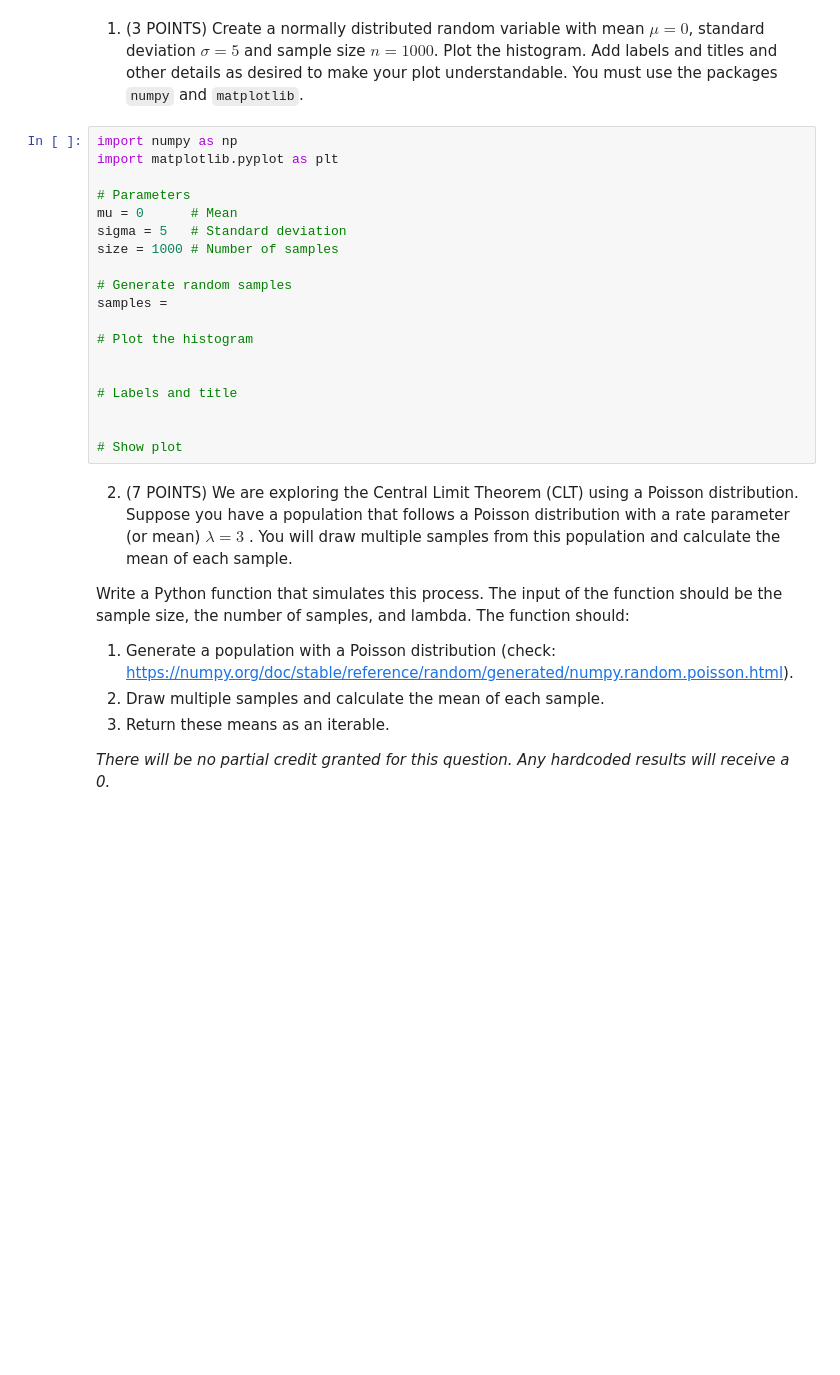
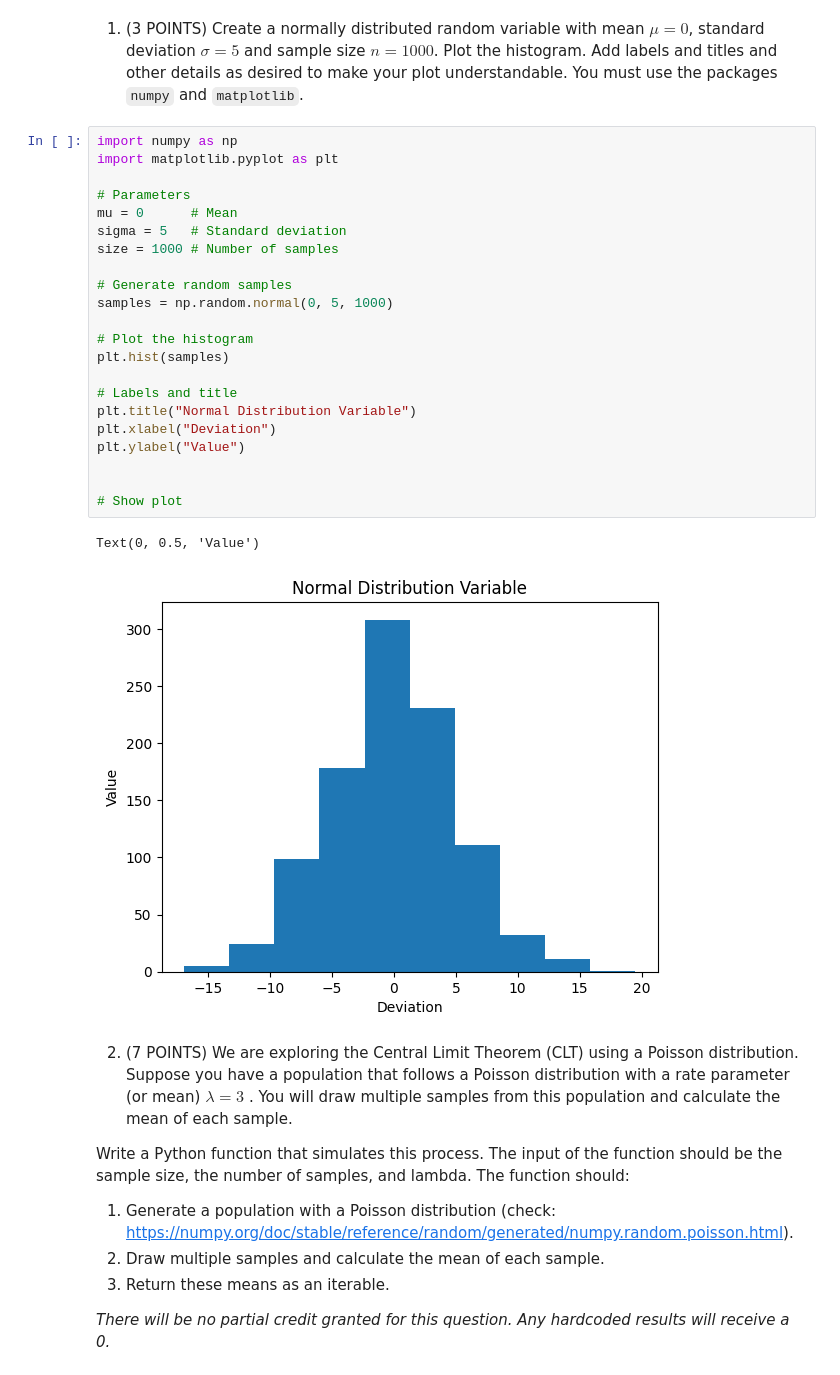
Before and after one commit to cooldeath49/CMSC320, a Jupyter notebook: hw2/HW2_Fall2025.ipynb, the cells around one changed output. Saved outputs shown, nothing was run; the diff lists cells and outputs as text; blank space fills up the shorter version.

```diff
--- a/hw2/HW2_Fall2025.ipynb
+++ b/hw2/HW2_Fall2025.ipynb
@@ -120,22 +148,28 @@ The goal of solving this problem is to become familiar with using built-in Pytho
 # %%
 import numpy as np
 import matplotlib.pyplot as plt
 
 # Parameters
 mu = 0      # Mean
 sigma = 5   # Standard deviation
 size = 1000 # Number of samples
 
 # Generate random samples
-samples =
+samples = np.random.normal(0, 5, 1000)
 
 # Plot the histogram
-
+plt.hist(samples)
 
 # Labels and title
+plt.title("Normal Distribution Variable")
+plt.xlabel("Deviation")
+plt.ylabel("Value")
 
 
 # Show plot
+# %% [output]
+Text(0, 0.5, 'Value')
+[figure, added]
 # %% [markdown]
 2. (7 POINTS) We are exploring the Central Limit Theorem (CLT) using a Poisson distribution. Suppose you have a population that follows a Poisson distribution with a rate parameter (or mean)  $\lambda = 3$ . You will draw multiple samples from this population and calculate the mean of each sample.
 
```
Also changed, not shown: parts of 67 cells of this notebook.
